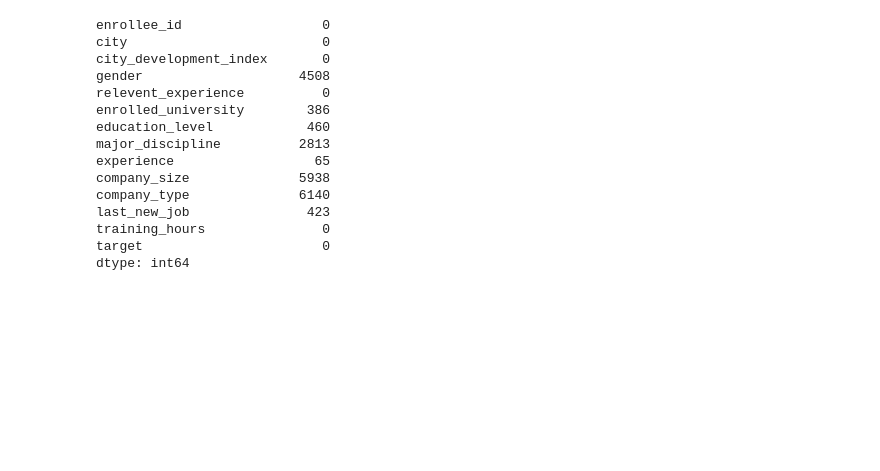
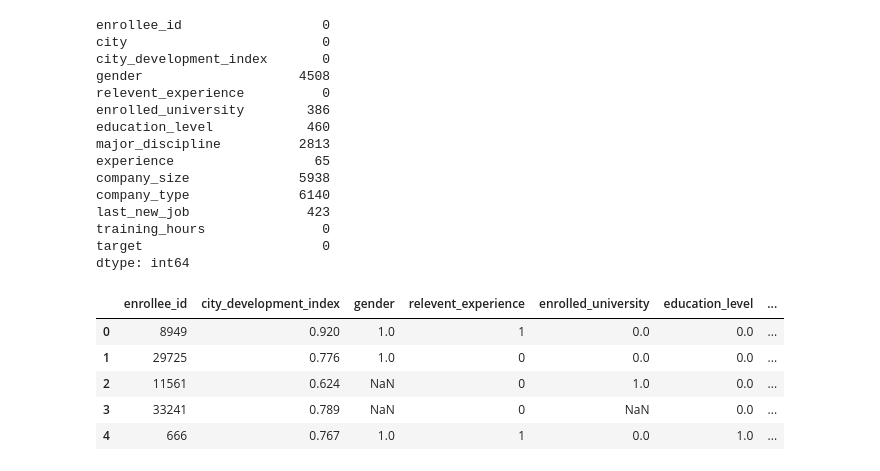
Before and after one commit to IT22106360/QuantaML-FDM-Employee-Retention, a Jupyter notebook: notebooks/model.ipynb, the cells around one changed output. Saved outputs shown, nothing was run; the diff lists cells and outputs as text; code cells hidden in the pictures; blank space fills up the shorter version.

```diff
--- a/notebooks/model.ipynb
+++ b/notebooks/model.ipynb
@@ -263,3 +263,13 @@ last_new_job               423
 training_hours               0
 target                       0
 dtype: int64
+# %%
+ProcessDataset = ProcessDataset.drop(columns='city')
+ProcessDataset.head()
+# %% [output]
+|  | enrollee_id | city_development_index | gender | relevent_experience | enrolled_university | education_level | ... |
+| 0 | 8949 | 0.920 | 1.0 | 1 | 0.0 | 0.0 | ... |
+| 1 | 29725 | 0.776 | 1.0 | 0 | 0.0 | 0.0 | ... |
+| 2 | 11561 | 0.624 | NaN | 0 | 1.0 | 0.0 | ... |
+| 3 | 33241 | 0.789 | NaN | 0 | NaN | 0.0 | ... |
+| 4 | 666 | 0.767 | 1.0 | 1 | 0.0 | 1.0 | ... |
```
Also changed, not shown: parts of 1 cell of this notebook.
